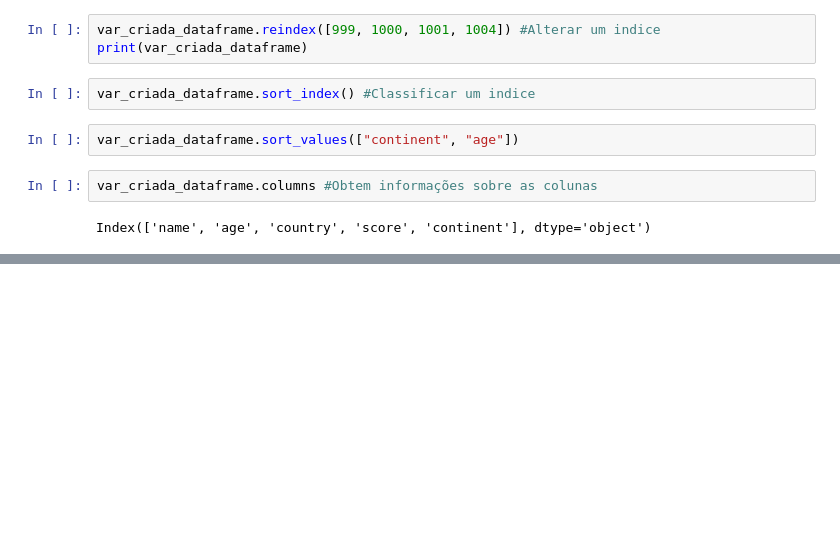
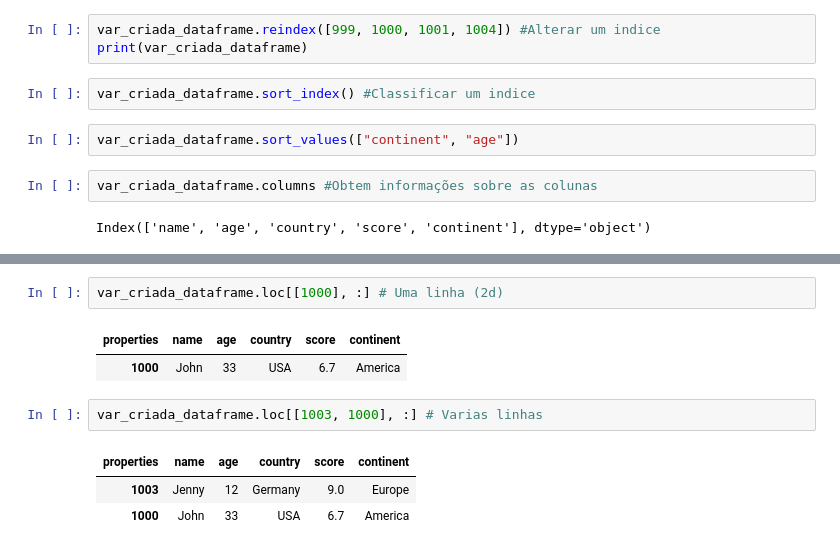
Before and after one commit to ElizeteOliveira/Python-para-Excel--Estudos, a Jupyter notebook: AnáliseDadosPandas.ipynb, the cells around one changed output, grey strips where cells are left out. Saved outputs shown, nothing was run; the diff lists cells and outputs as text; blank space fills up the shorter version.

```diff
--- a/AnáliseDadosPandas.ipynb
+++ b/AnáliseDadosPandas.ipynb
@@ -236,0 +264,11 @@ var_criada_dataframe.loc[:, ["country"]] # Uma coluna (2d)
+# %%
+var_criada_dataframe.loc[[1000], :] # Uma linha (2d)
+# %% [output]
+| properties | name | age | country | score | continent |
+| 1000 | John | 33 | USA | 6.7 | America |
+# %%
+var_criada_dataframe.loc[[1003, 1000], :] # Varias linhas
+# %% [output]
+| properties | name | age | country | score | continent |
+| 1003 | Jenny | 12 | Germany | 9.0 | Europe |
+| 1000 | John | 33 | USA | 6.7 | America |
```
Also changed, not shown: parts of 21 cells of this notebook.
